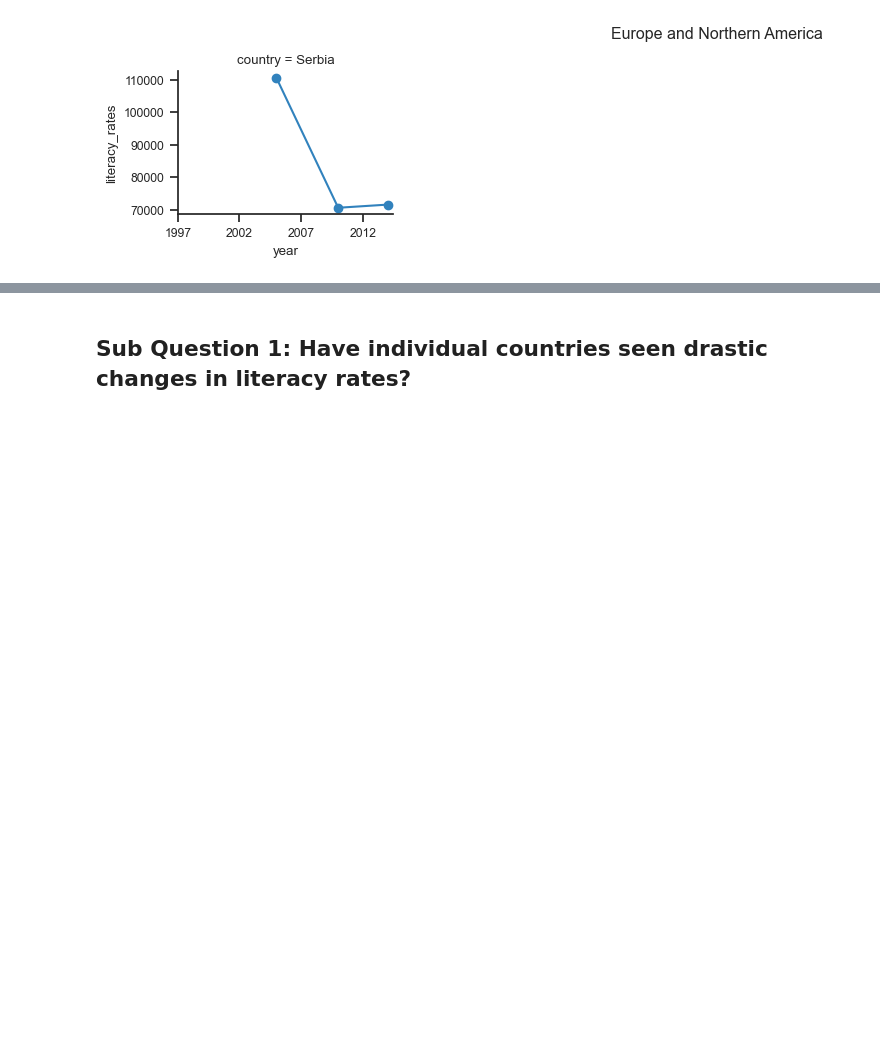
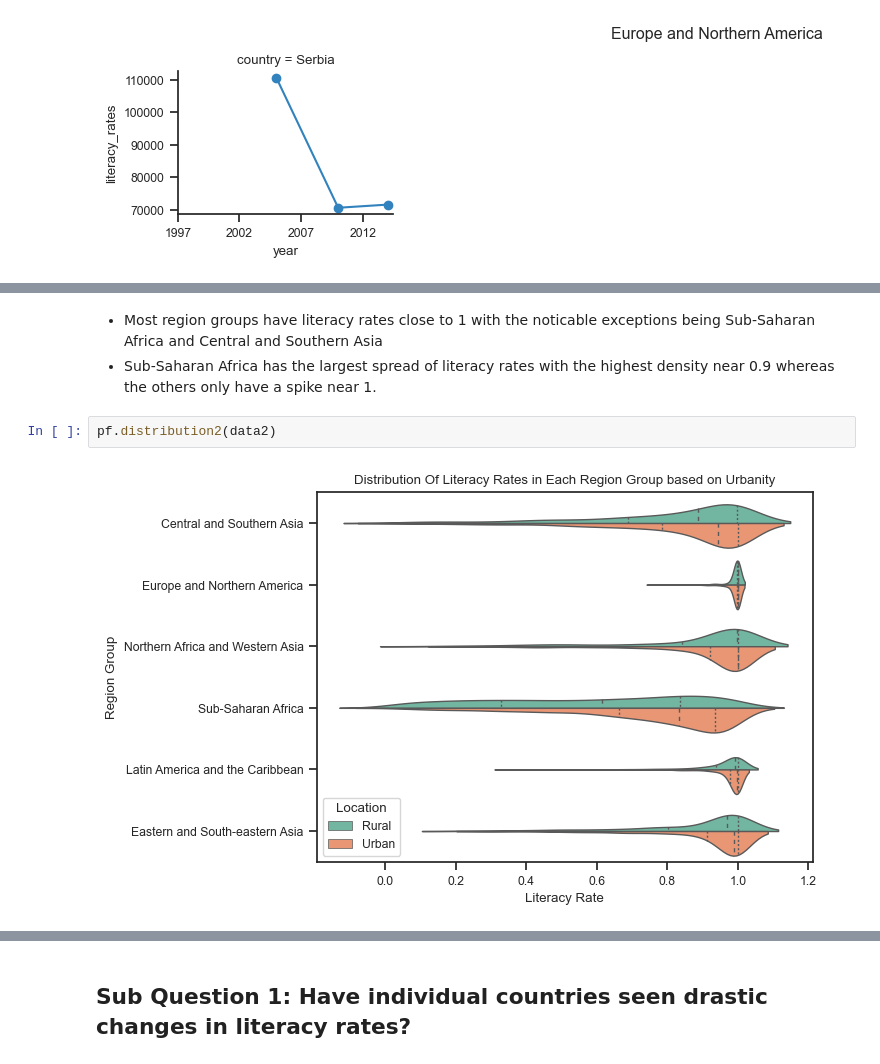
Before and after one commit to ubco-W2022T2-data301/project-group-group18, a Jupyter notebook: analysis/analysis1.ipynb, the cells around one changed output, grey strips where cells are left out. Saved outputs shown, nothing was run; the diff lists cells and outputs as text; blank space fills up the shorter version.

```diff
--- a/analysis/analysis1.ipynb
+++ b/analysis/analysis1.ipynb
@@ -54,0 +77,7 @@ legend.set_bbox_to_anchor((1.5, 1))
+# %% [markdown]
+- Most region groups have literacy rates close to 1 with the noticable exceptions being Sub-Saharan Africa and Central and Southern Asia
+- Sub-Saharan Africa has the largest spread of literacy rates with the highest density near 0.9 whereas the others only have a spike near 1.
+# %%
+pf.distribution2(data2)
+# %% [output]
+[figure, added]
```
Also changed, not shown: parts of 8 cells of this notebook, 1 other file.
